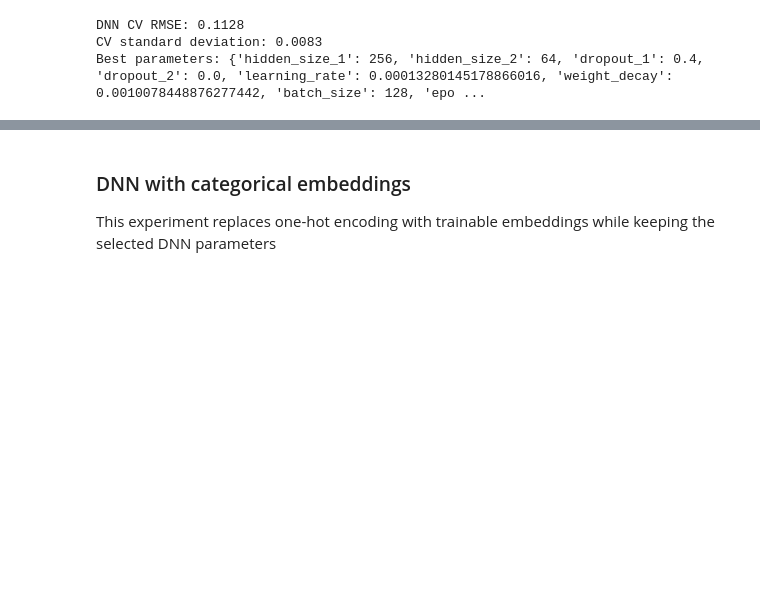
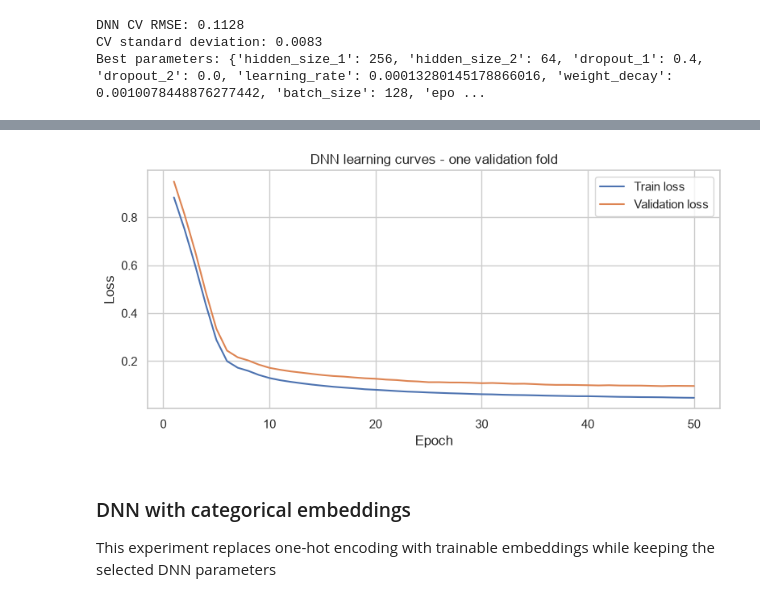
Before and after one commit to Alp1neCurd/house_prices, a Jupyter notebook: house_prices_experiments.ipynb, the cells around one changed output, grey strips where cells are left out. Drawn from its saved outputs; the diff is of its cells as text; code cells hidden in the pictures; blank space fills up the shorter version.

```diff
--- a/house_prices_experiments.ipynb
+++ b/house_prices_experiments.ipynb
@@ -1164,3 +1246,27 @@ Best parameters: {'hidden_size_1': 256, 'hidden_size_2': 64, 'dropout_1': 0.4, '
+# %%
+diagnostic_train_index, diagnostic_val_index = next(cv.split(X))
+diagnostic_transformer = Pipeline([("features", clone(feature_engineer)),("preprocessor", clone(preprocessor))])
+
+diagnostic_train_data = diagnostic_transformer.fit_transform(X.iloc[diagnostic_train_index], y.iloc[diagnostic_train_index])
+
+diagnostic_val_data = diagnostic_transformer.transform(X.iloc[diagnostic_val_index])
+
+diagnostic_train_y = y.iloc[diagnostic_train_index].to_numpy(dtype=np.float32)
+diagnostic_val_y = y.iloc[diagnostic_val_index].to_numpy(dtype=np.float32)
+
+# Learn target scaling from the training fold only
+diagnostic_target_mean = diagnostic_train_y.mean()
+diagnostic_target_std = diagnostic_train_y.std()
+
+plot_dnn_losses(parameters=DNN_PARAMS,
+                train_features=diagnostic_train_data,
+                train_targets=(diagnostic_train_y - diagnostic_target_mean) / diagnostic_target_std,
+                validation_features=diagnostic_val_data,
+                validation_targets=(diagnostic_val_y - diagnostic_target_mean) / diagnostic_target_std,
+                criterion=nn.MSELoss(),
+                use_cuda=True)
+# %% [output]
+[figure, added]
 # %% [markdown]
 ### DNN with categorical embeddings
 
```
Also changed, not shown: parts of 3 cells of this notebook, 1 other file.
